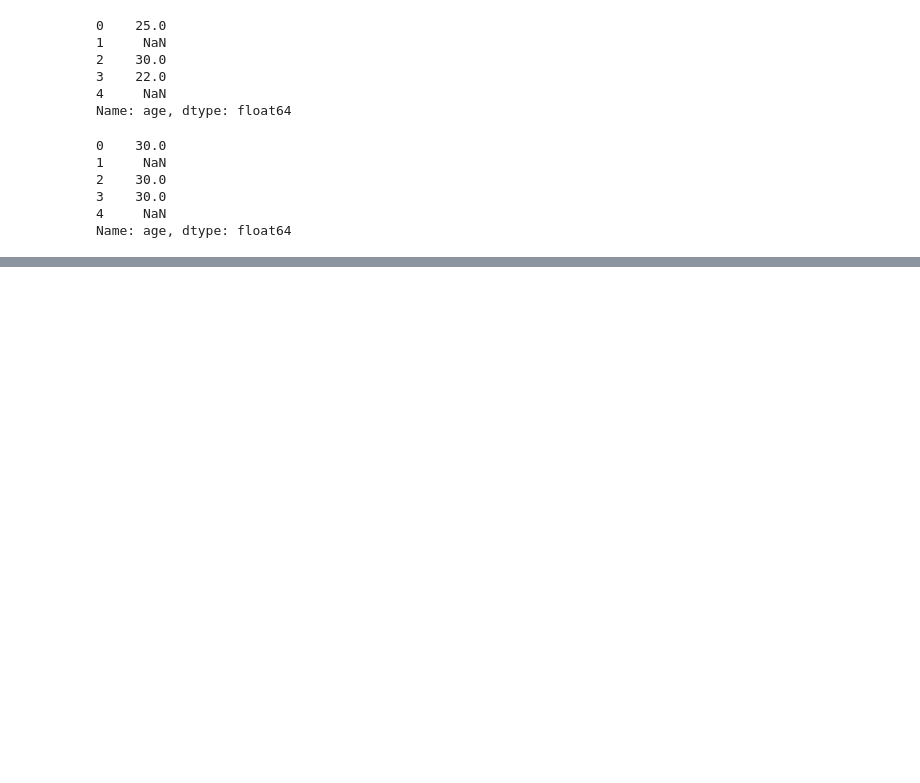
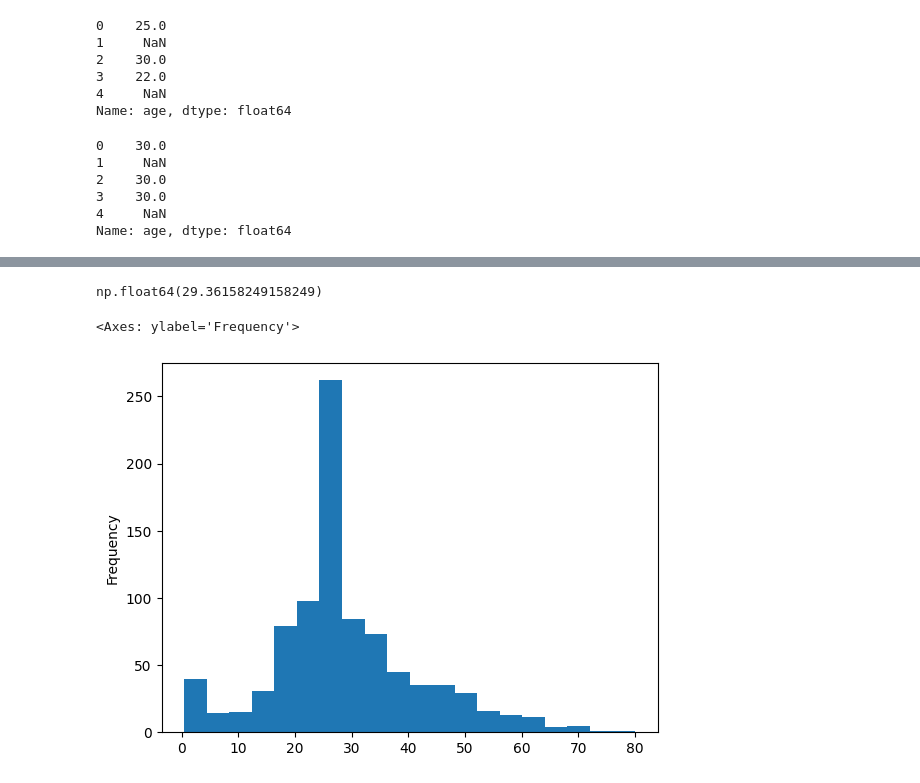
Before and after one commit to yleessam/hipython_rep, a Jupyter notebook: 16_데이터전처리2.ipynb, the cells around one changed output, grey strips where cells are left out. Saved outputs shown, nothing was run; the diff lists cells and outputs as text; code cells hidden in the pictures; blank space fills up the shorter version.

```diff
--- a/16_데이터전처리2.ipynb
+++ b/16_데이터전처리2.ipynb
@@ -452,0 +514,3 @@ titanic_df.head()
+# %%
+titanic_df['Age'].fillna(titanic_df['Age'].median(), inplace=True)
+titanic_df.info()
@@ -452,0 +543,10 @@ titanic_df.head()
+# %%
+# 대체후 값 검증
+titanic_df['Age'].mean()
+# %% [output]
+np.float64(29.36158249158249)
+# %%
+titanic_df['Age'].plot(kind = 'hist', bins=20)
+# %% [output]
+<Axes: ylabel='Frequency'>
+[figure, added]
```
Also changed, not shown: parts of 7 cells of this notebook.
